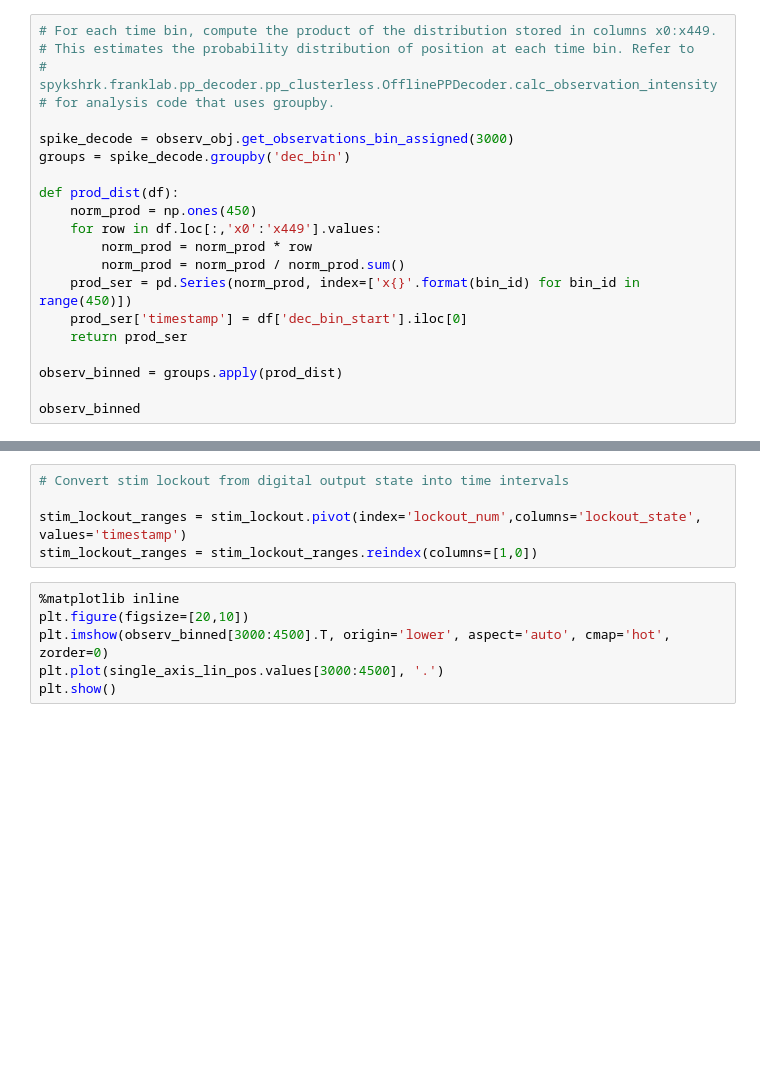
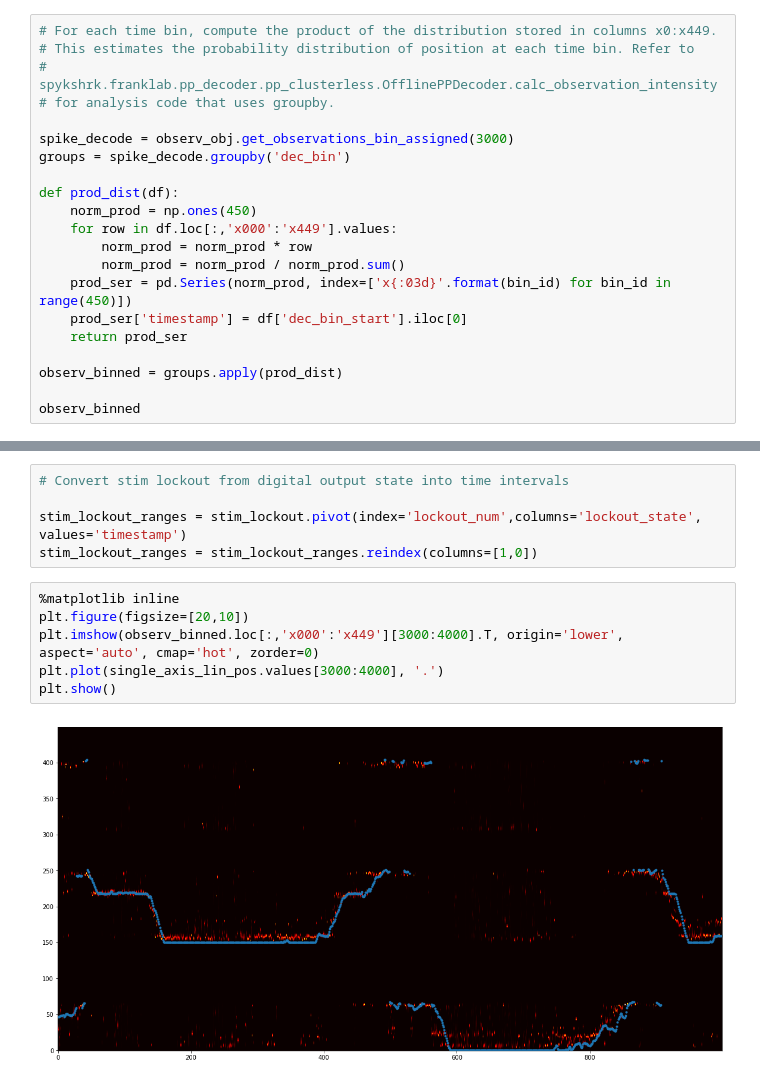
Before and after one commit to daliu87/spykshrk_realtime, a Jupyter notebook: jupyter-notebooks/decoding/examples/example_data_container_transformations.ipynb, the cells around one changed output, grey strips where cells are left out. Saved outputs shown, nothing was run; the diff lists cells and outputs as text; blank space fills up the shorter version.

```diff
--- a/jupyter-notebooks/decoding/examples/example_data_container_transformations.ipynb
+++ b/jupyter-notebooks/decoding/examples/example_data_container_transformations.ipynb
@@ -164,10 +131,10 @@ groups = spike_decode.groupby('dec_bin')
 
 def prod_dist(df):
     norm_prod = np.ones(450)
-    for row in df.loc[:,'x0':'x449'].values:
+    for row in df.loc[:,'x000':'x449'].values:
         norm_prod = norm_prod * row
         norm_prod = norm_prod / norm_prod.sum()
-    prod_ser = pd.Series(norm_prod, index=['x{}'.format(bin_id) for bin_id in range(450)])
+    prod_ser = pd.Series(norm_prod, index=['x{:03d}'.format(bin_id) for bin_id in range(450)])
     prod_ser['timestamp'] = df['dec_bin_start'].iloc[0]
     return prod_ser
 
@@ -191,6 +173,8 @@ stim_lockout_ranges = stim_lockout_ranges.reindex(columns=[1,0])
 # %%
 %matplotlib inline
 plt.figure(figsize=[20,10])
-plt.imshow(observ_binned[3000:4500].T, origin='lower', aspect='auto', cmap='hot', zorder=0)
-plt.plot(single_axis_lin_pos.values[3000:4500], '.')
+plt.imshow(observ_binned.loc[:,'x000':'x449'][3000:4000].T, origin='lower', aspect='auto', cmap='hot', zorder=0)
+plt.plot(single_axis_lin_pos.values[3000:4000], '.')
 plt.show()
+# %% [output]
+[figure, added]
```
Also changed, not shown: parts of 5 cells of this notebook, 3 other files.
